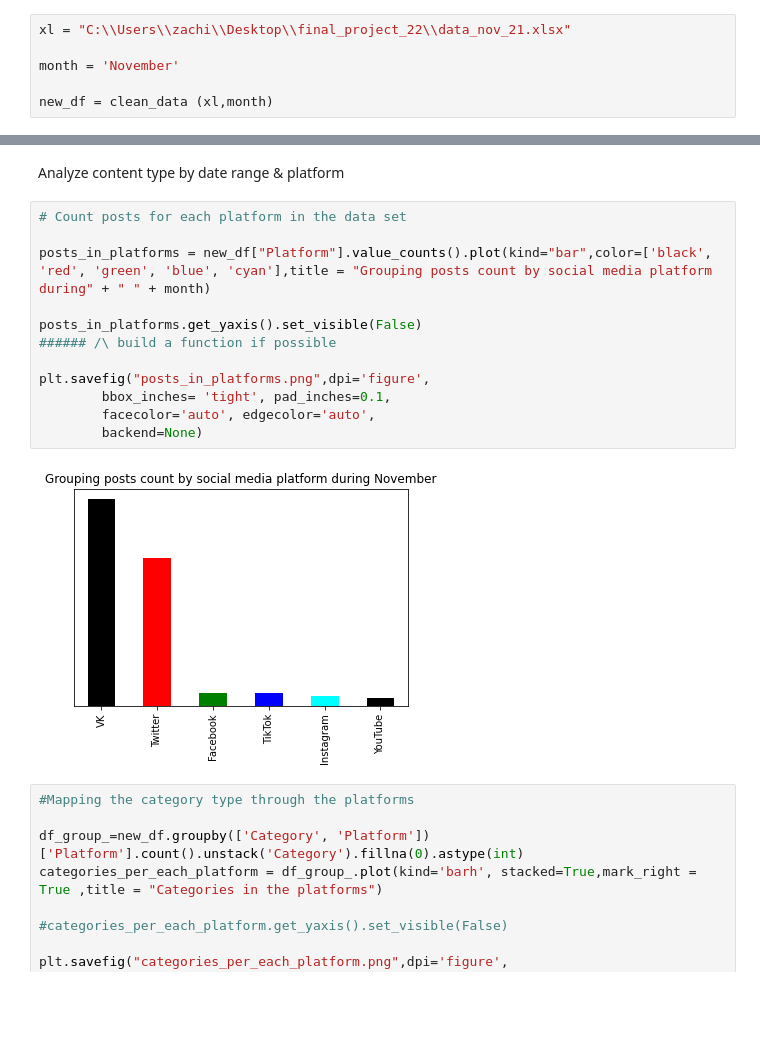
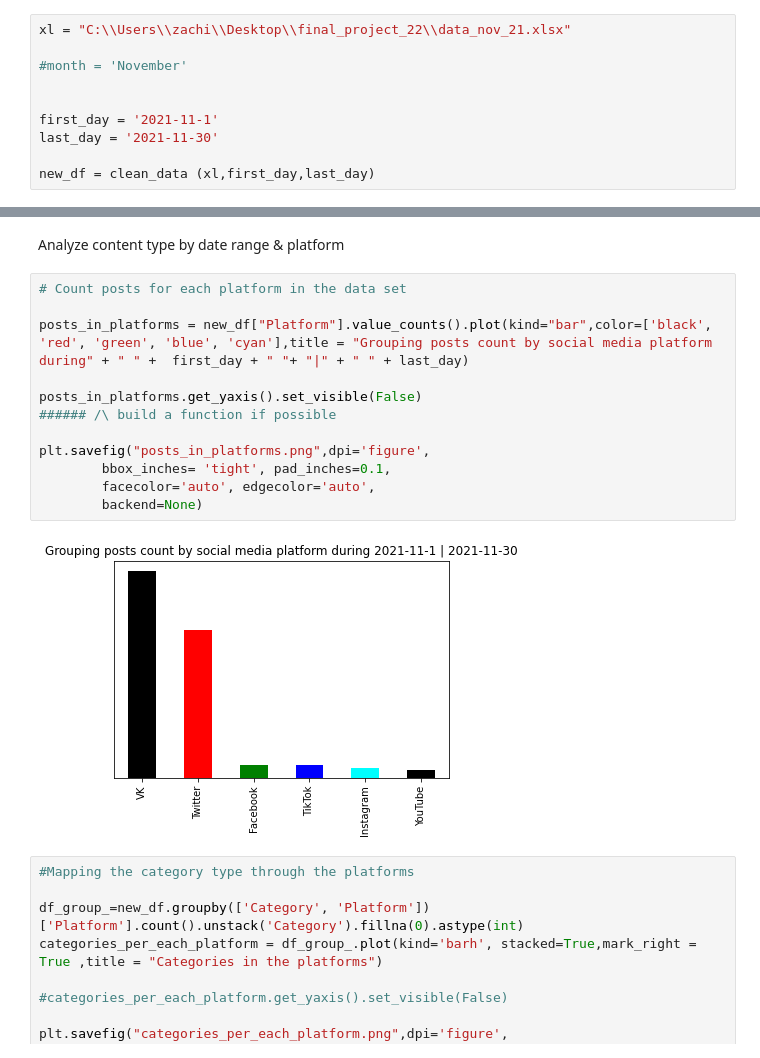
Before and after one commit to zackb124/Data-analysis-project-FOA, a Jupyter notebook: inner organization report/Inner organization report.ipynb, the cells around one changed output, grey strips where cells are left out. Drawn from its saved outputs; the diff is of its cells as text; blank space fills up the shorter version.

```diff
--- a/inner organization report/Inner organization report.ipynb
+++ b/inner organization report/Inner organization report.ipynb
@@ -19,9 +19,13 @@ from main_function import clean_data
 # %%
 xl = "C:\\Users\\zachi\\Desktop\\final_project_22\\data_nov_21.xlsx"
 
-month = 'November'
+#month = 'November'
 
-new_df = clean_data (xl,month)
+
+first_day = '2021-11-1'
+last_day = '2021-11-30'
+
+new_df = clean_data (xl,first_day,last_day)
 # %%
 # {#Open a user file
 
@@ -75,17 +79,17 @@ Analyze content type by date range & platform
 # %%
 # Count posts for each platform in the data set
 
-posts_in_platforms = new_df["Platform"].value_counts().plot(kind="bar",color=['black', 'red', 'green', 'blue', 'cyan'],title = "Grouping posts count by social media platform during" + " " + month)
+posts_in_platforms = new_df["Platform"].value_counts().plot(kind="bar",color=['black', 'red', 'green', 'blue', 'cyan'],title = "Grouping posts count by social media platform during" + " " +  first_day + " "+ "|" + " " + last_day)
 
 posts_in_platforms.get_yaxis().set_visible(False)
 ###### /\ build a function if possible
 
 plt.savefig("posts_in_platforms.png",dpi='figure',
         bbox_inches= 'tight', pad_inches=0.1,
         facecolor='auto', edgecolor='auto',
         backend=None)
 # %% [output]
-[figure, old version]
+[figure, new version]
 # %%
 #Mapping the category type through the platforms
 
```
Also changed, not shown: parts of 1 cell of this notebook, 12 other files.
